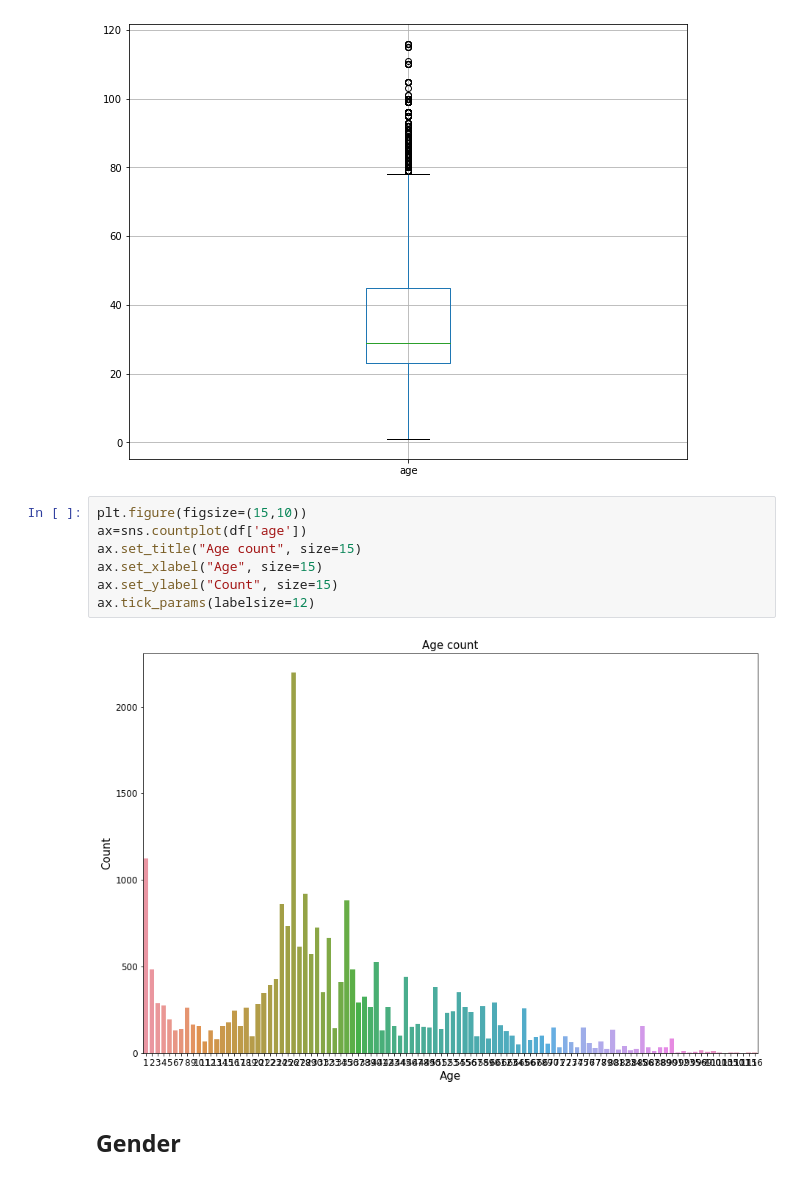
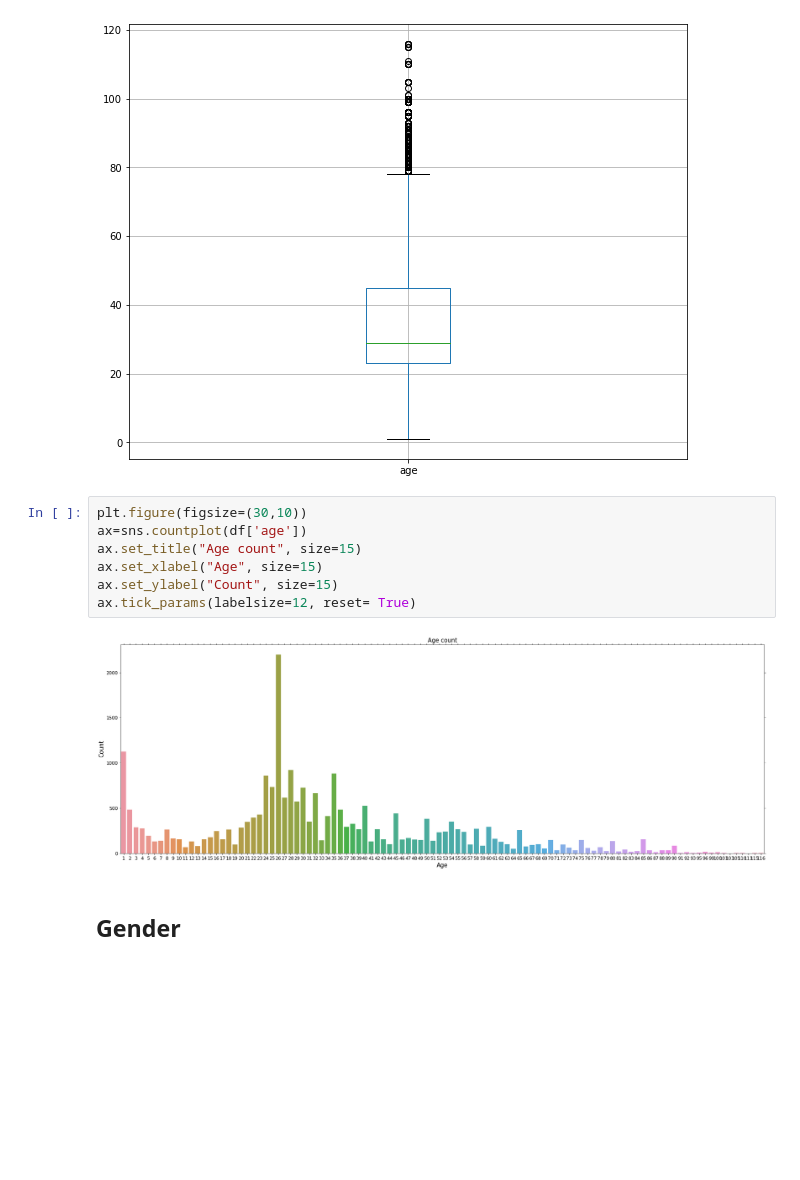
Before and after one commit to aydin-hasanli/age_gender_prediction, a Jupyter notebook: EDA.ipynb, the cells around one changed output. Saved outputs shown, nothing was run; the diff lists cells and outputs as text; blank space fills up the shorter version.

Commit message:
changed age plot

```diff
--- a/EDA.ipynb
+++ b/EDA.ipynb
@@ -109,14 +105,14 @@ df[['age']].boxplot(figsize=(10,8));
 # %% [output]
 [figure]
 # %%
-plt.figure(figsize=(15,10))
+plt.figure(figsize=(30,10))
 ax=sns.countplot(df['age'])
 ax.set_title("Age count", size=15)
 ax.set_xlabel("Age", size=15)
 ax.set_ylabel("Count", size=15)
-ax.tick_params(labelsize=12)
+ax.tick_params(labelsize=12, reset= True)
 # %% [output]
-[figure, old version]
+[figure, new version]
 # %% [markdown]
 ## __Gender__
 # %%
```
Also changed, not shown: parts of 2 cells of this notebook.
